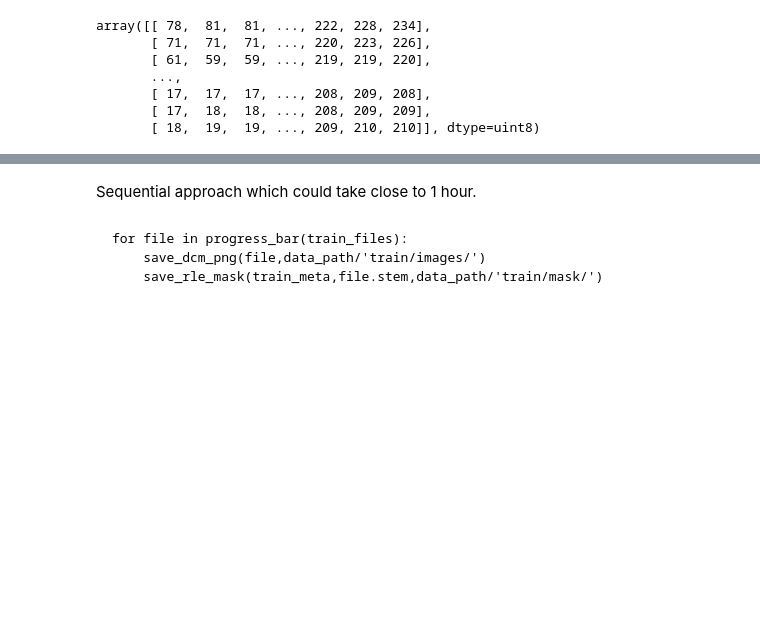
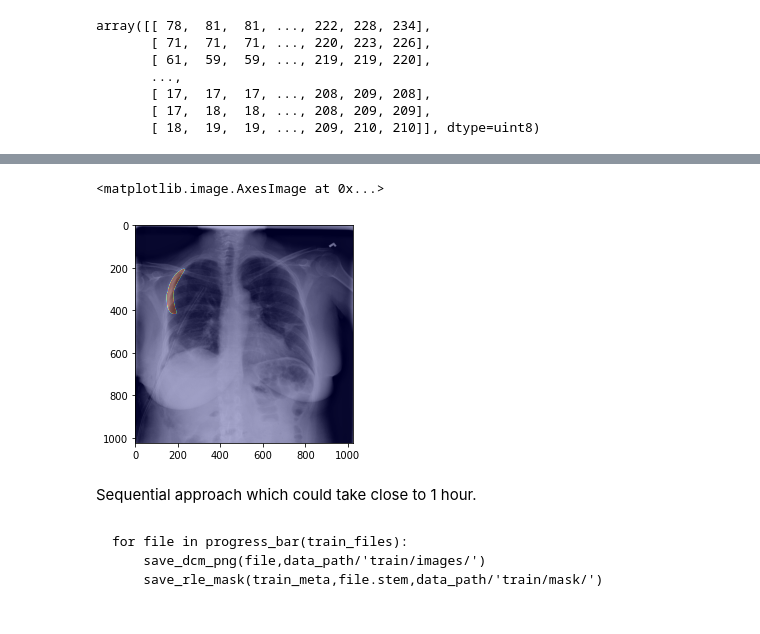
Before and after one commit to jarvislabsai/siim-acr, a Jupyter notebook: DataExploration.ipynb, the cells around one changed output, grey strips where cells are left out. Saved outputs shown, nothing was run; the diff lists cells and outputs as text; code cells hidden in the pictures; blank space fills up the shorter version.

```diff
--- a/DataExploration.ipynb
+++ b/DataExploration.ipynb
@@ -167,3 +210,9 @@ save_dcm_png(train_files[1],data_path/'train/images/')
+# %%
+plt.imshow(pydicom.read_file(train_files[6]).pixel_array,cmap='gray')
+plt.imshow(get_rle_mask(train_meta,train_files[6].stem,''),cmap='jet',alpha=0.3)
+# %% [output]
+<matplotlib.image.AxesImage at 0x...>
+[figure, added]
 # %%
 def save_rle_mask(df,fname,dst_path):
     """Converts mask from rle format to PIL Image format"""
```
Also changed, not shown: parts of 17 cells of this notebook.
